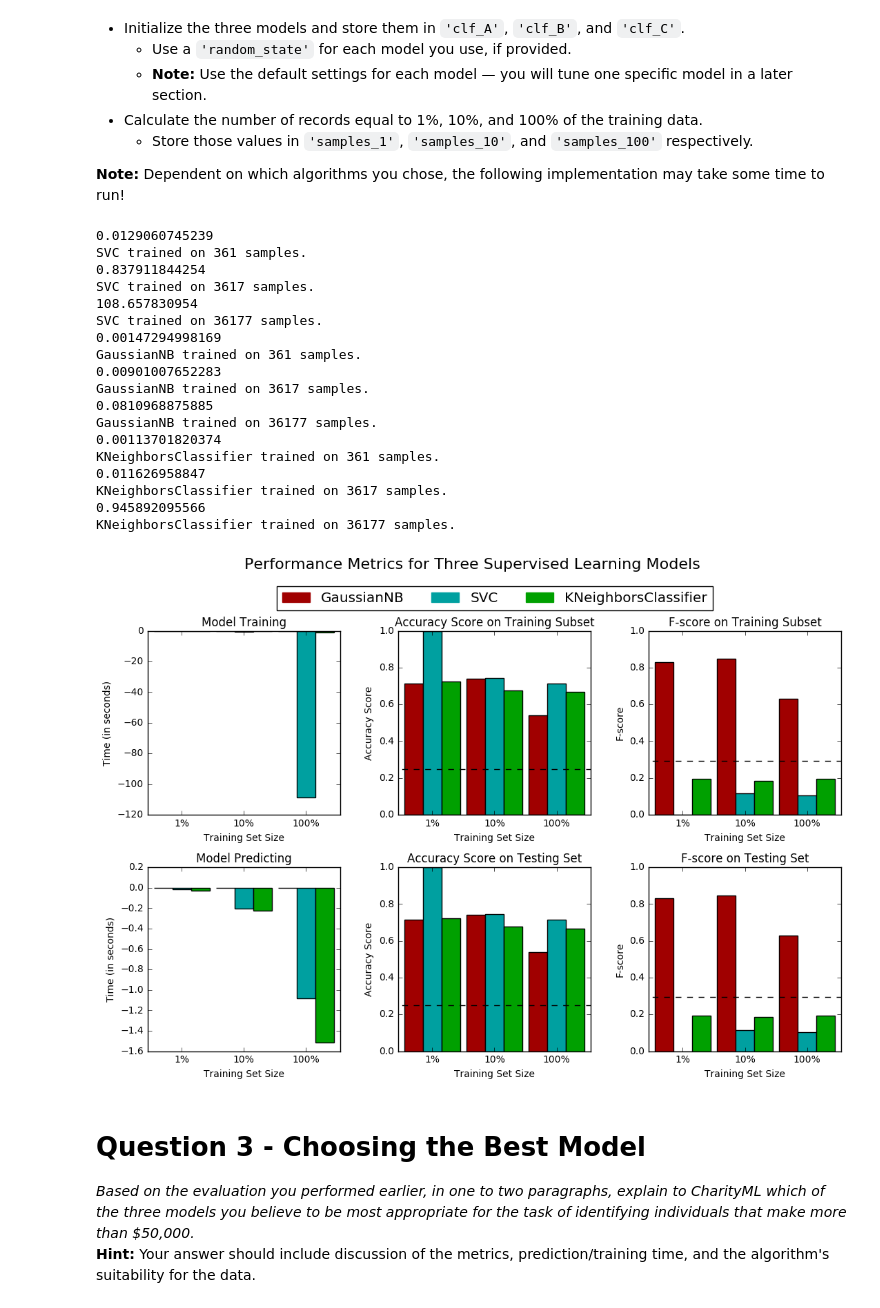
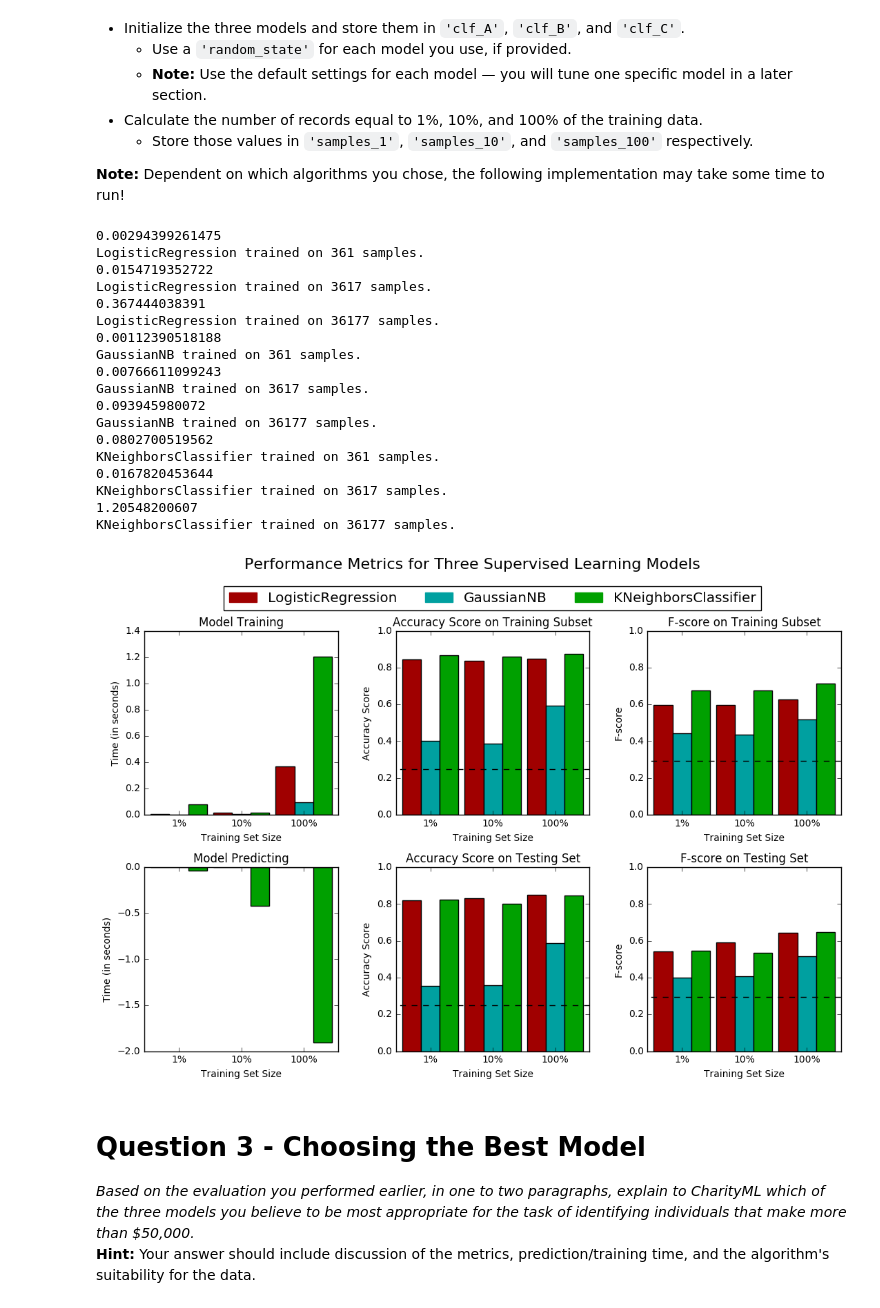
Before and after one commit to rs3254/finding_donors, a Jupyter notebook: finding_donors.ipynb, the cells around one changed output. Cells and saved outputs as stored; diff of their text form; code cells hidden in the pictures.

```diff
--- a/finding_donors.ipynb
+++ b/finding_donors.ipynb
@@ -310,7 +310,7 @@ def train_predict(learner, sample_size, X_train, y_train, X_test, y_test):
 
     print(end-start)
     # TODO: Calculate the training time
-    results['train_time'] = start - end
+    results['train_time'] = end - start
 
     # TODO: Get the predictions on the test set,
     #       then get predictions on the first 300 training samples
@@ -323,16 +323,16 @@ def train_predict(learner, sample_size, X_train, y_train, X_test, y_test):
     results['pred_time'] = start - end
 
     # TODO: Compute accuracy on the first 300 training samples
-    results['acc_train'] = accuracy_score(predictions_train, predictions_test)
+    results['acc_train'] = accuracy_score(y_train[:300], predictions_train)
 
     # TODO: Compute accuracy on test set
-    results['acc_test'] = accuracy_score(predictions_train, predictions_test)
+    results['acc_test'] = accuracy_score(y_test[:300], predictions_test)
 
     # TODO: Compute F-score on the the first 300 training samples
-    results['f_train'] = f1_score(predictions_train, predictions_test)
+    results['f_train'] = f1_score(y_train[:300], predictions_train)
 
     # TODO: Compute F-score on the test set
-    results['f_test'] = f1_score(predictions_train, predictions_test)
+    results['f_test'] = f1_score(y_test[:300], predictions_test)
 
     # Success
     print "{} trained on {} samples.".format(learner.__class__.__name__, sample_size)
@@ -352,53 +352,53 @@ In the code cell, you will need to implement the following:
 **Note:** Dependent on which algorithms you chose, the following implementation may take some time to run!
 # %%
 # TODO: Import the three supervised learning models from sklearn
-from sklearn import svm
+from sklearn.linear_model import LogisticRegression
 from sklearn.naive_bayes import GaussianNB
 from sklearn.neighbors import KNeighborsClassifier
 
 
 # TODO: Initialize the three models
-clf_A = svm.SVC()
+clf_A = LogisticRegression()
 clf_B = GaussianNB()
 clf_C = KNeighborsClassifier()
 
 # TODO: Calculate the number of samples for 1%, 10%, and 100% of the training data
 samples_1 =  len(X_train)/100
 samples_10 = len(X_train)/10
 samples_100 = len(X_train)/1
 
 
 # Collect results on the learners
 results = {}
 for clf in [clf_A, clf_B, clf_C]:
     clf_name = clf.__class__.__name__
     results[clf_name] = {}
     for i, samples in enumerate([samples_1, samples_10, samples_100]):
         results[clf_name][i] = \
         train_predict(clf, samples, X_train, y_train, X_test, y_test)
 
 # Run metrics visualization for the three supervised learning models chosen
 vs.evaluate(results, accuracy, fscore)
 # %% [output]
-0.0129060745239
-SVC trained on 361 samples.
-0.837911844254
-SVC trained on 3617 samples.
-108.657830954
-SVC trained on 36177 samples.
-0.00147294998169
+0.00294399261475
+LogisticRegression trained on 361 samples.
+0.0154719352722
+LogisticRegression trained on 3617 samples.
+0.367444038391
+LogisticRegression trained on 36177 samples.
+0.00112390518188
 GaussianNB trained on 361 samples.
-0.00901007652283
+0.00766611099243
 GaussianNB trained on 3617 samples.
-0.0810968875885
+0.093945980072
 GaussianNB trained on 36177 samples.
-0.00113701820374
+0.0802700519562
 KNeighborsClassifier trained on 361 samples.
-0.011626958847
+0.0167820453644
 KNeighborsClassifier trained on 3617 samples.
-0.945892095566
+1.20548200607
 KNeighborsClassifier trained on 36177 samples.
-[figure, old version]
+[figure, new version]
 # %%
 ## Improving Results
 In this final section, you will choose from the three supervised learning models the *best* model to use on the student data. You will then perform a grid search optimization for the model over the entire training set (`X_train` and `y_train`) by tuning at least one parameter to improve upon the untuned model's F-score.
```
Also changed, not shown: parts of 14 cells of this notebook, 2 other files.
